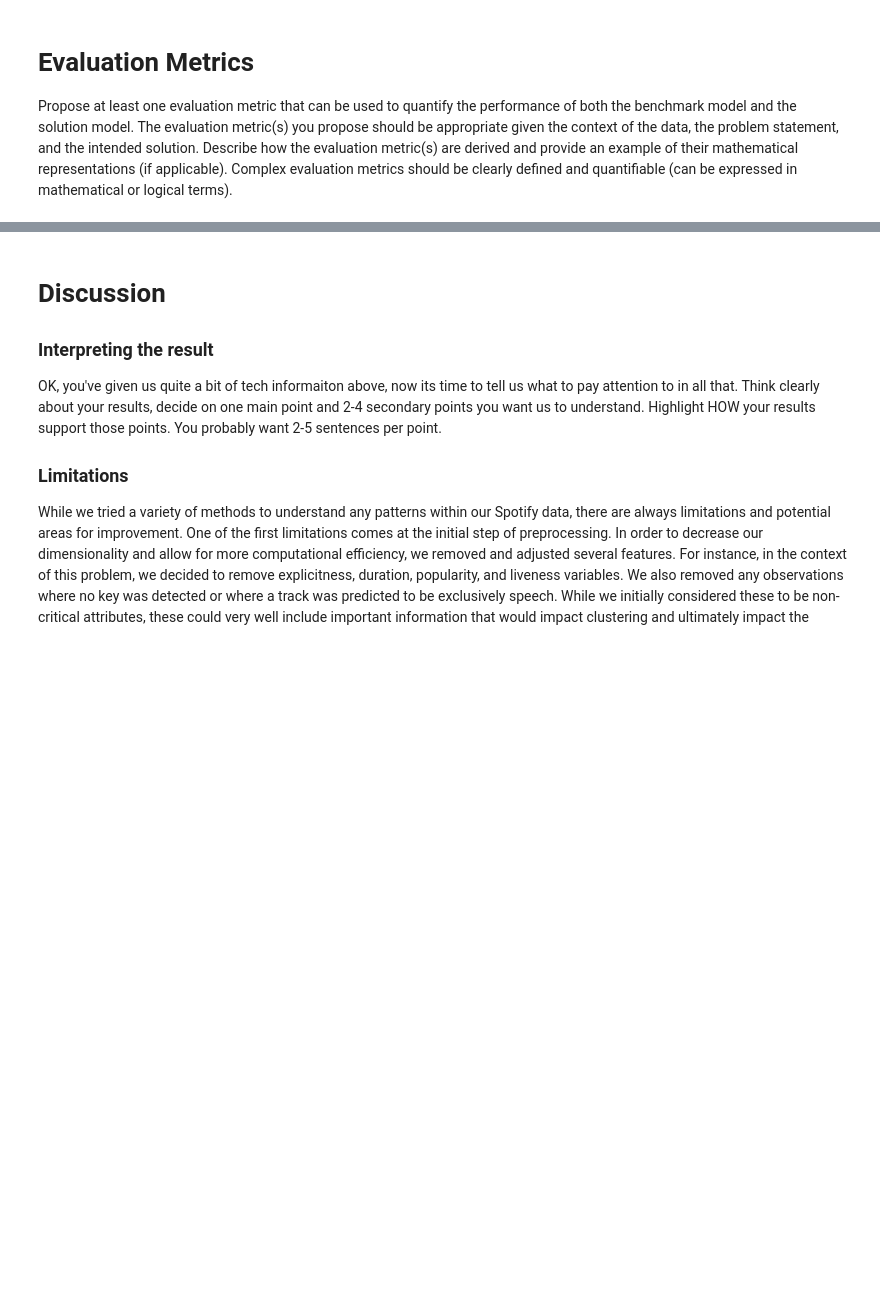
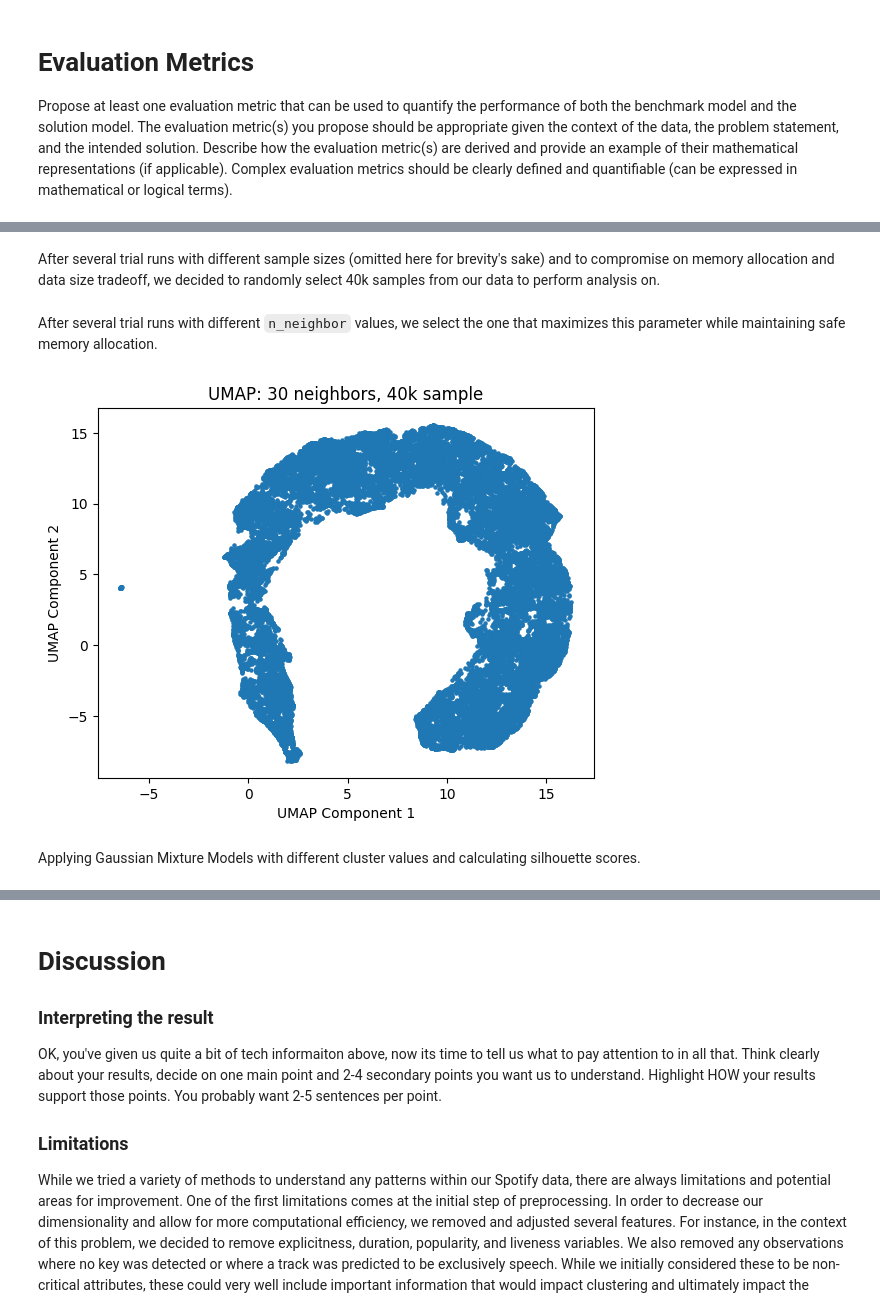
Before and after one commit to nickcamp13/cogs118b-final-project, a Jupyter notebook: FinalProject_groupXXX.ipynb, the cells around one changed output, grey strips where cells are left out. Cells and saved outputs as stored; diff of their text form; code cells hidden in the pictures; blank space fills up the shorter version.

```diff
--- a/FinalProject_groupXXX.ipynb
+++ b/FinalProject_groupXXX.ipynb
@@ -127,0 +132,20 @@ Maybe you do model selection again, but using a different kind of metric than be
+# %% [markdown]
+After several trial runs with different sample sizes (omitted here for brevity's sake) and to compromise on memory allocation and data size tradeoff, we decided to randomly select 40k samples from our data to perform analysis on.
+# %%
+subsample_size = 40000
+subsample_40 = df_encoded.sample(n=subsample_size, replace=False, random_state=42)
+# %% [markdown]
+After several trial runs with different `n_neighbor` values, we select the one that maximizes this parameter while maintaining safe memory allocation.
+# %%
+umap_30_neigh = UMAP(n_neighbors=30,  min_dist=0.1, n_components=2, random_state=99)
+ucs = umap_30_neigh.fit_transform(subsample_40)
+ucs = pd.DataFrame(ucs,columns=['c1','c2'])
+# %%
+#We visualize the two UMAP components using a scatter plot.
+plt.scatter(ucs['c1'], ucs['c2'], s=5)
+plt.title('UMAP: 30 neighbors, 40k sample')
+plt.xlabel('UMAP Component 1')
+plt.ylabel('UMAP Component 2')
+plt.show()
+# %% [output]
+[figure, added]
@@ -127,0 +156,2 @@ Maybe you do model selection again, but using a different kind of metric than be
+# %% [markdown]
+Applying Gaussian Mixture Models with different cluster values and calculating silhouette scores.
```
Also changed, not shown: parts of 55 cells of this notebook, 2 other files.
